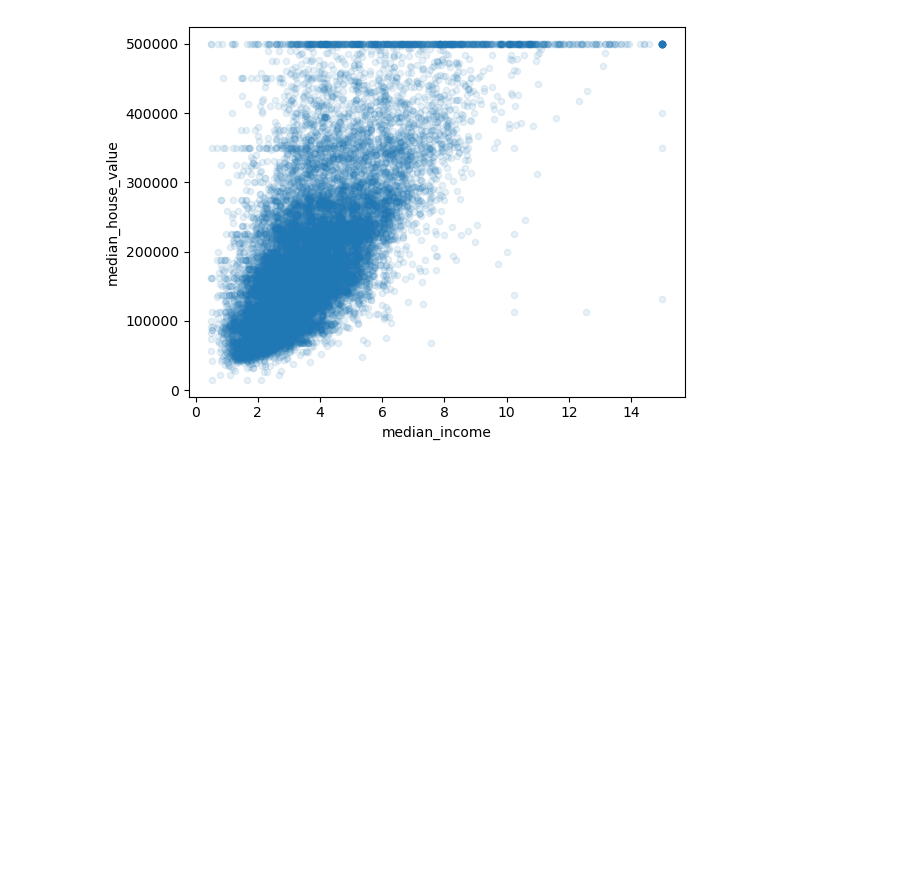
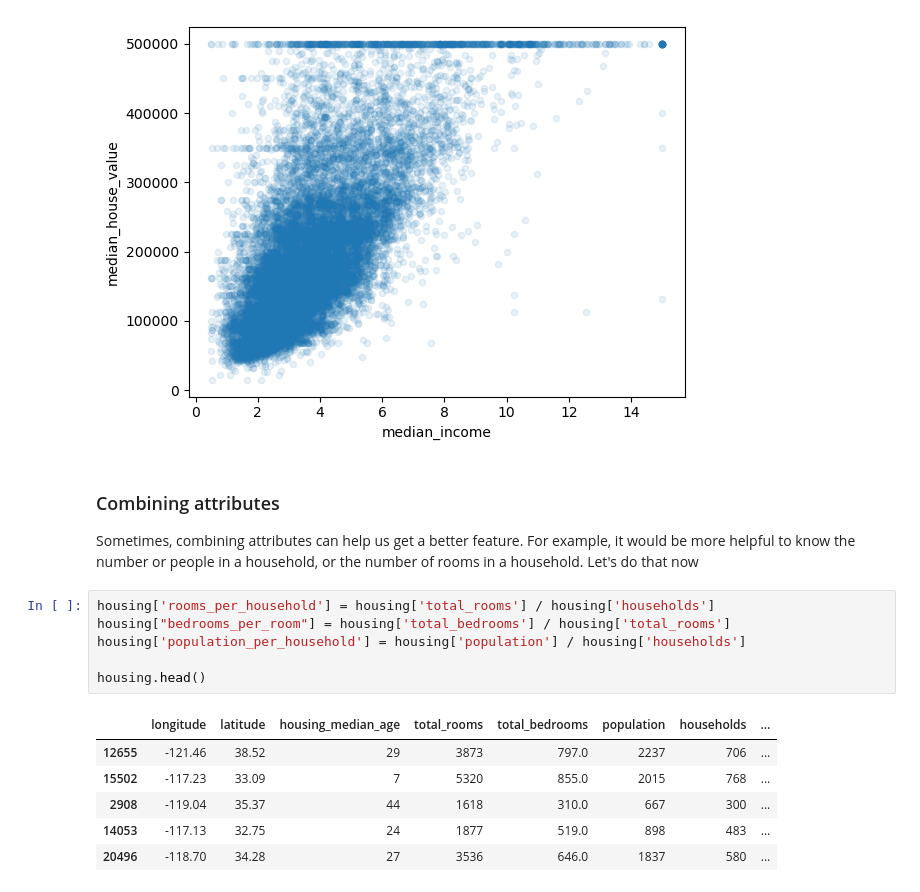
Before and after one commit to wendy-wej/california-house-price-prediction, a Jupyter notebook: California House Pricing Prediction.ipynb, the cells around one changed output. Saved outputs shown, nothing was run; the diff lists cells and outputs as text; blank space fills up the shorter version.

```diff
--- a/California House Pricing Prediction.ipynb
+++ b/California House Pricing Prediction.ipynb
@@ -220,3 +222,20 @@ housing.plot(kind='scatter', x='median_income', y='median_house_value', alpha=0.
 plt.show()
 # %% [output]
 [figure]
+# %% [markdown]
+### Combining attributes
+Sometimes, combining attributes can help us get a better feature. For example, it would be more helpful to know the number or people in a household, or the number of rooms in a household.
+Let's do that now
+# %%
+housing['rooms_per_household'] = housing['total_rooms'] / housing['households']
+housing["bedrooms_per_room"] = housing['total_bedrooms'] / housing['total_rooms']
+housing['population_per_household'] = housing['population'] / housing['households']
+
+housing.head()
+# %% [output]
+|  | longitude | latitude | housing_median_age | total_rooms | total_bedrooms | population | households | ... |
+| 12655 | -121.46 | 38.52 | 29 | 3873 | 797.0 | 2237 | 706 | ... |
+| 15502 | -117.23 | 33.09 | 7 | 5320 | 855.0 | 2015 | 768 | ... |
+| 2908 | -119.04 | 35.37 | 44 | 1618 | 310.0 | 667 | 300 | ... |
+| 14053 | -117.13 | 32.75 | 24 | 1877 | 519.0 | 898 | 483 | ... |
+| 20496 | -118.70 | 34.28 | 27 | 3536 | 646.0 | 1837 | 580 | ... |
```
Also changed, not shown: parts of 9 cells of this notebook.
